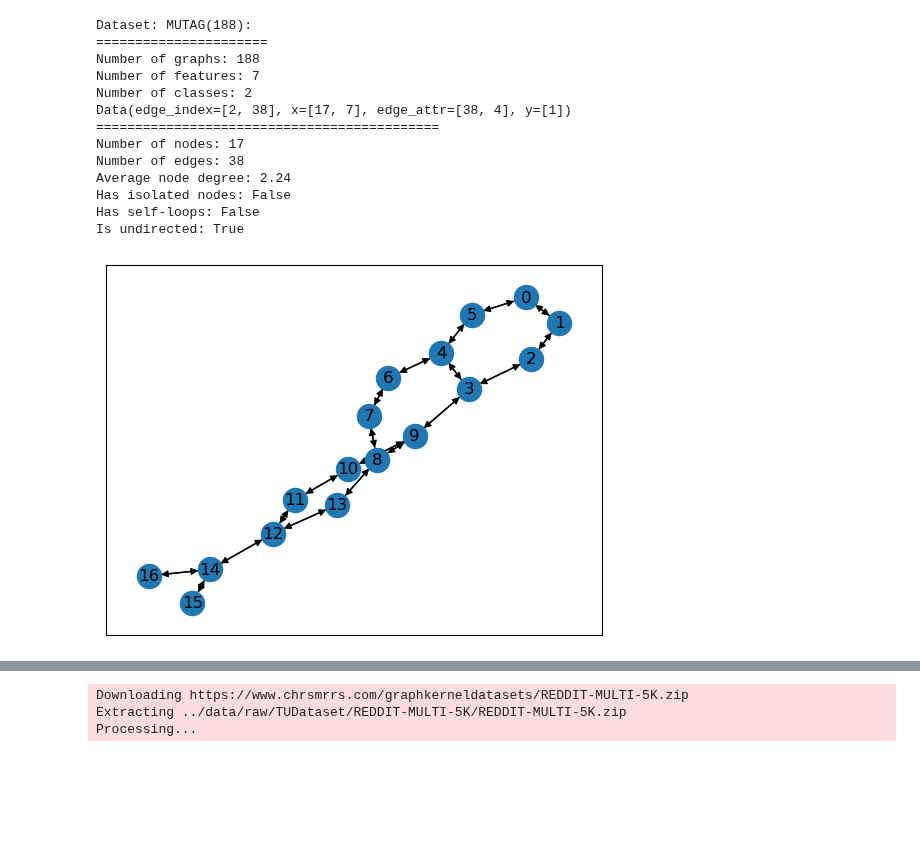
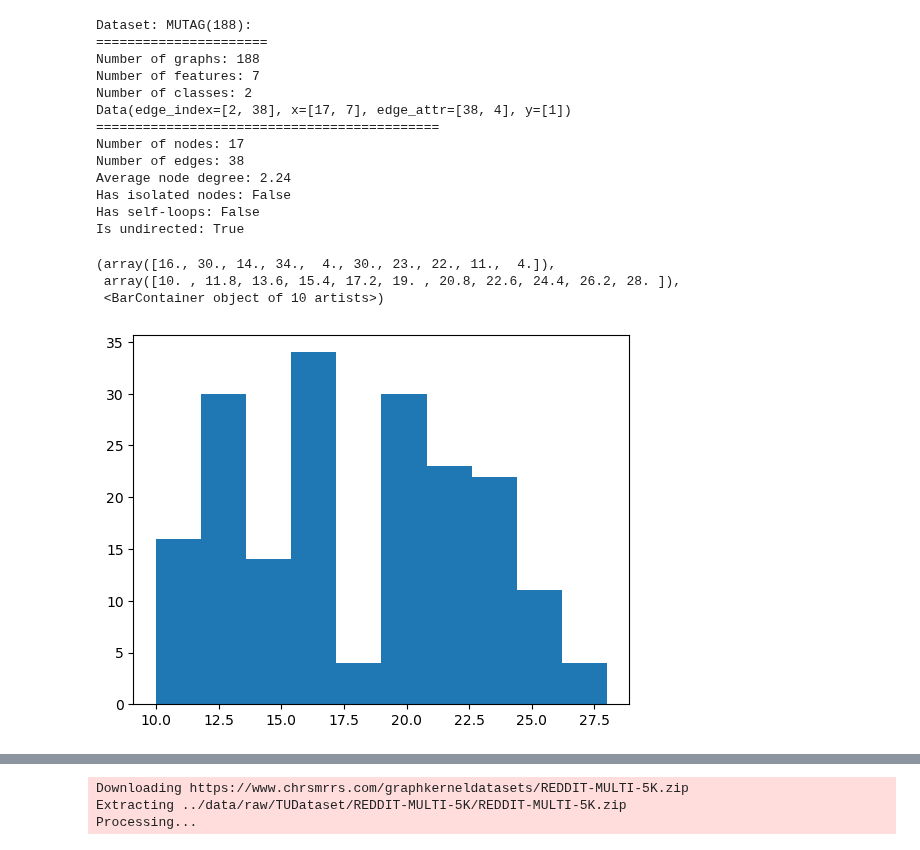
Before and after one commit to Barry0121/graph-neural-net-benchmark, a Jupyter notebook: notebooks/download_dataset.ipynb, the cells around one changed output, grey strips where cells are left out. Drawn from its saved outputs; the diff is of its cells as text; code cells hidden in the pictures; blank space fills up the shorter version.

```diff
--- a/notebooks/download_dataset.ipynb
+++ b/notebooks/download_dataset.ipynb
@@ -40,13 +40,15 @@ Average node degree: 2.24
 Has isolated nodes: False
 Has self-loops: False
 Is undirected: True
-# %%
-import torch_geometric.utils as utils
-
-G = utils.to_networkx(data)
-nx.draw_networkx(G)
-# %% [output]
-[figure, removed]
+# %%
+res = [data.num_nodes for data in dataset]
+import matplotlib.pyplot as plt
+plt.hist(res)
+# %% [output]
+(array([16., 30., 14., 34.,  4., 30., 23., 22., 11.,  4.]),
+ array([10. , 11.8, 13.6, 15.4, 17.2, 19. , 20.8, 22.6, 24.4, 26.2, 28. ]),
+ <BarContainer object of 10 artists>)
+[figure, added]
 # %%
 """
 PROTEINS is a dataset of proteins that are classified as enzymes or non-enzymes. Nodes represent the amino acids and two nodes are connected by an edge if they are less than 6 Angstroms apart.
```
Also changed, not shown: parts of 4 cells of this notebook, 3 other files.
